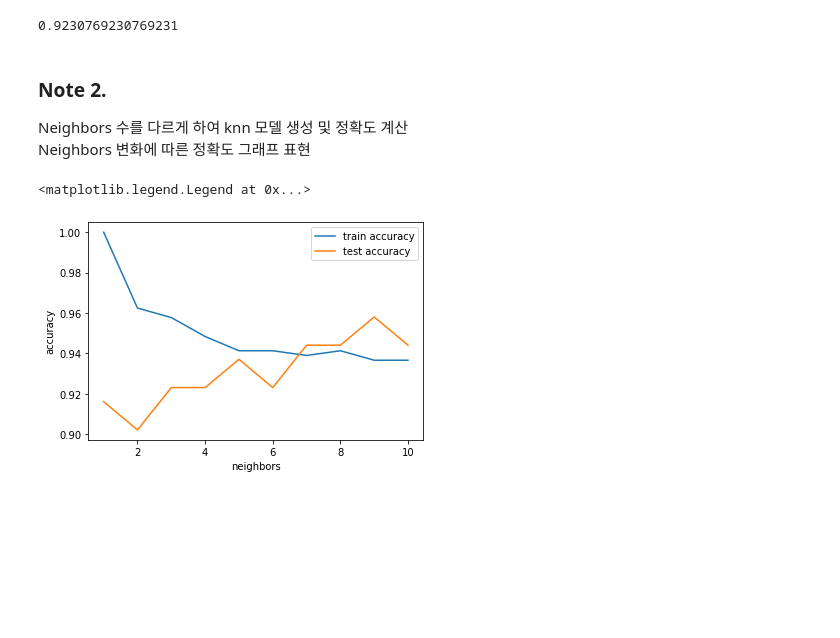
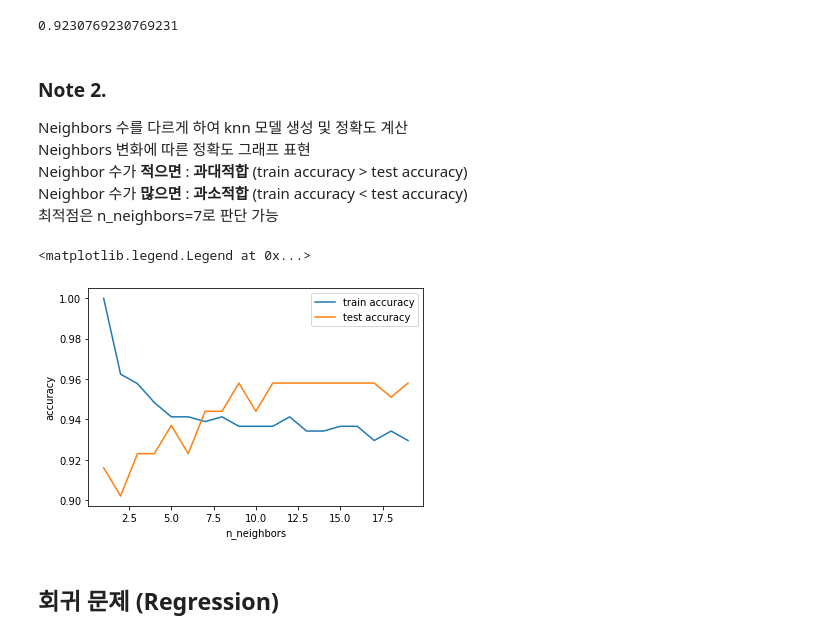
Before and after one commit to ggyuchive/MLpractice, a Jupyter notebook: Introduction to Machine Learning/Supervised_Learning(1).ipynb, the cells around one changed output. Cells and saved outputs as stored; diff of their text form; code cells hidden in the pictures; blank space fills up the shorter version.

```diff
--- a/Introduction to Machine Learning/Supervised_Learning(1).ipynb
+++ b/Introduction to Machine Learning/Supervised_Learning(1).ipynb
@@ -64,11 +63,14 @@ knn.score(X_test, y_test)
 ### Note 2.
 Neighbors 수를 다르게 하여 knn 모델 생성 및 정확도 계산
 Neighbors 변화에 따른 정확도 그래프 표현
+Neighbor 수가 **적으면** : **과대적합** (train accuracy > test accuracy)
+Neighbor 수가 **많으면** : **과소적합** (train accuracy < test accuracy)
+최적점은 n_neighbors=7로 판단 가능
 # %%
 train_accuracy = []
 test_accuracy = []
 
-maxn = 11
+maxn = 20
 for n in range(1,maxn):
   knn = KNeighborsClassifier(n_neighbors=n)
   knn.fit(X_train, y_train)
@@ -77,9 +79,11 @@ for n in range(1,maxn):
 # %%
 plt.plot(range(1,maxn), train_accuracy, label="train accuracy")
 plt.plot(range(1,maxn), test_accuracy, label="test accuracy")
 plt.ylabel("accuracy")
-plt.xlabel("neighbors")
+plt.xlabel("n_neighbors")
 plt.legend()
 # %% [output]
 <matplotlib.legend.Legend at 0x...>
-[figure, old version]
+[figure, new version]
+# %% [markdown]
+## 회귀 문제 (Regression)
```
Also changed, not shown: parts of 6 cells of this notebook.
